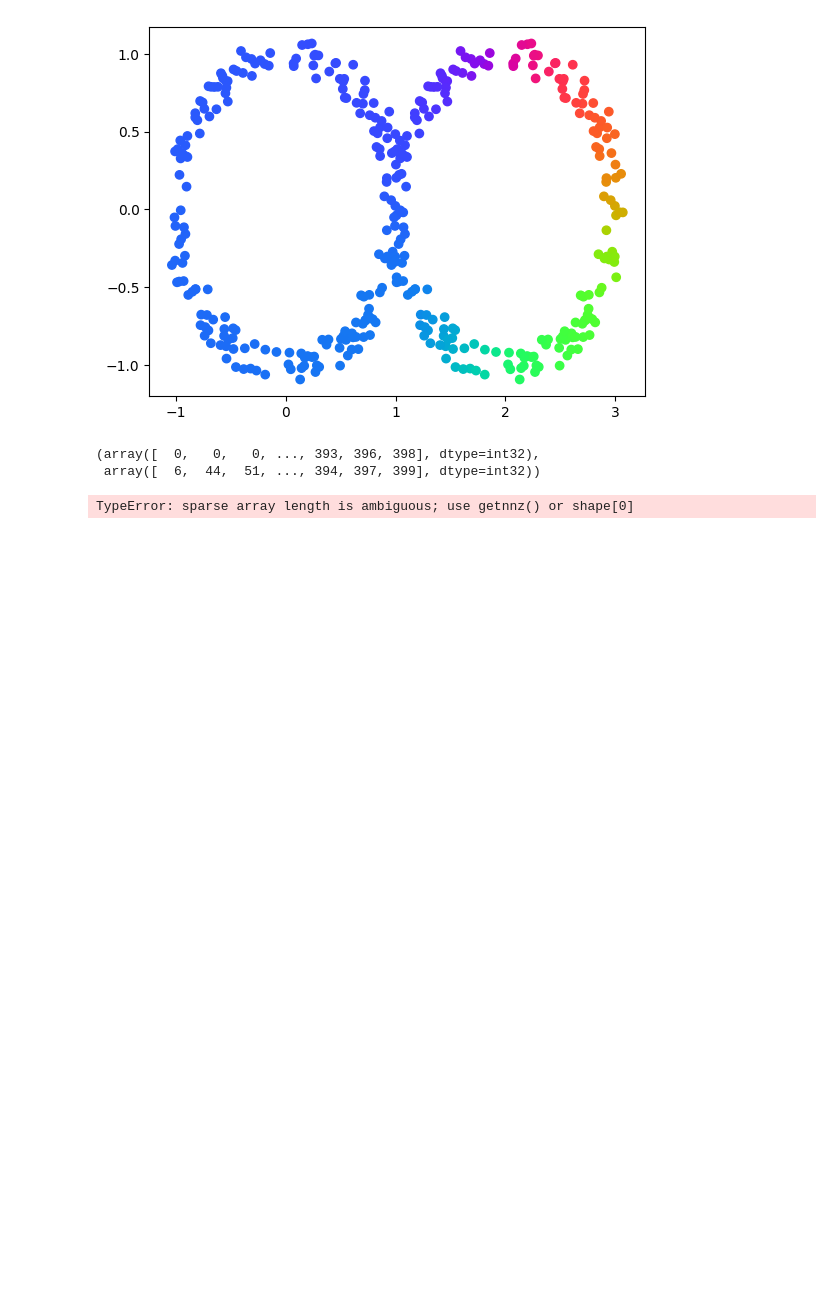
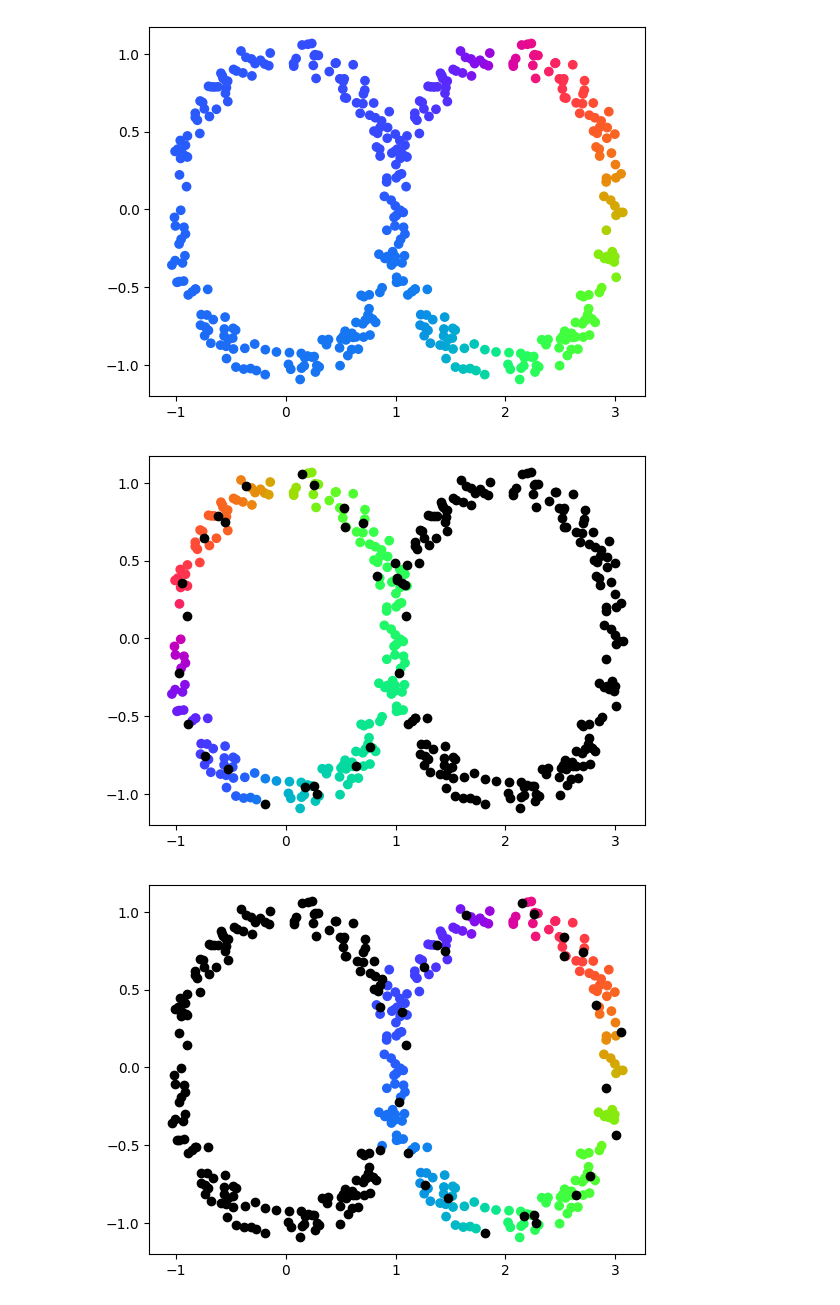
Before and after one commit to Tanishqbh/DREiMac, a Jupyter notebook: docs/notebooks/partition_landmarks.ipynb, the cells around one changed output. Saved outputs shown, nothing was run; the diff lists cells and outputs as text; code cells hidden in the pictures; blank space fills up the shorter version.

```diff
--- a/docs/notebooks/partition_landmarks.ipynb
+++ b/docs/notebooks/partition_landmarks.ipynb
@@ -91,11 +96,9 @@ theta = CohomologyUtils.one_cocycle_to_matrix(dist_mat=tc._dist_land_land,
-# %%
-row, column = *zip(theta.nonzero())
-# %% [output]
-(array([  0,   0,   0, ..., 393, 396, 398], dtype=int32),
- array([  6,  44,  51, ..., 394, 397, 399], dtype=int32))
-# %%
-bad_idx = []
-for i in range(len(theta)):
-    vector = theta[i,:]
-# %% [output]
-TypeError: sparse array length is ambiguous; use getnnz() or shape[0]
+# %%
+for id in [0,1]:
+    good_idx, bad_idx = find_partition_for_cocycle(tc, cocycle_idx=id, std_thresh=0.005)
+    plt.scatter(X[good_idx,0], X[good_idx,1], c = CircleMapUtils.to_sinebow(tc_theta[id,good_idx]))
+    plt.scatter(X[bad_idx,0], X[bad_idx,1], c= 'black')
+    plt.show()
+# %% [output]
+[figure, added]
+[figure, added]
```
Also changed, not shown: parts of 15 cells of this notebook.
